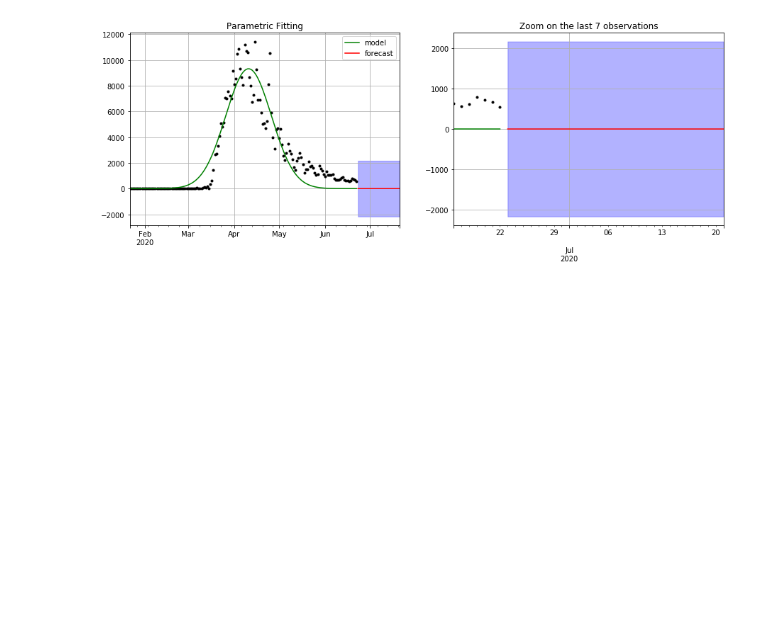
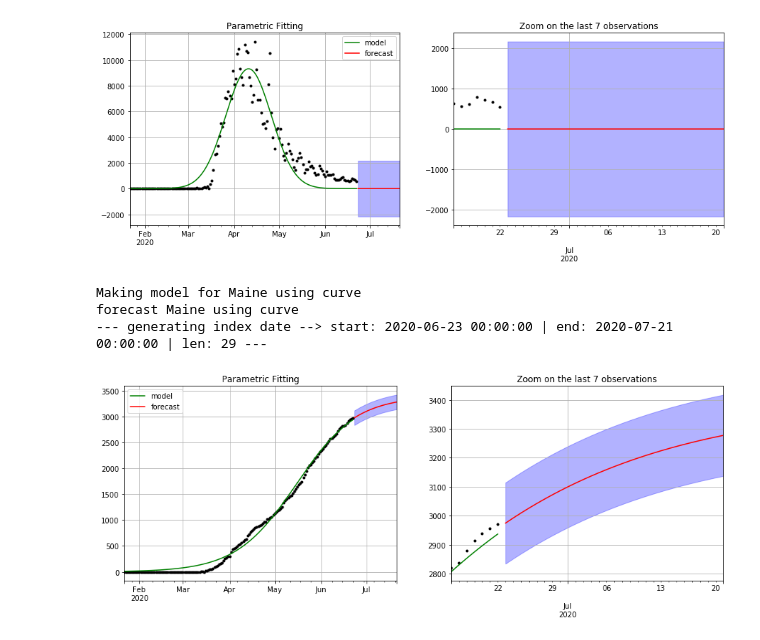
Before and after one commit to sahussain/Udacity-MLEN-CapstoneProject, a Jupyter notebook: Notebooks/TSFMs2 .ipynb, the cells around one changed output. Saved outputs shown, nothing was run; the diff lists cells and outputs as text; code cells hidden in the pictures; blank space fills up the shorter version.

```diff
--- a/Notebooks/TSFMs2 .ipynb
+++ b/Notebooks/TSFMs2 .ipynb
@@ -335,3 +417,41 @@ preds = forecast_curve(covid_df_NY["new"], curve_gaussian, model, pred_ahead=30,
 # %% [output]
 --- generating index date --> start: 2020-06-23 00:00:00 | end: 2020-07-21 00:00:00 | len: 29 ---
 [figure]
+# %%
+def forecast_randomcity_total_cases(df, function=curve_logistic):
+    rState = random.randint(0, len(state))
+    Cases=getCases(df, state[rState])[0]
+    print('Making model for ' + state[rState])
+    model = fit_curve(X=np.arange(len(Cases["total"])), y=Cases["total"].values, f=function, p0=[np.max(Cases["total"]), 1, 1])
+    print('forecast ' + state[rState])
+    preds = forecast_curve(Cases["total"], function, model, pred_ahead=30, end=None, freq="D", zoom=7, figsize=(15,5))
+
+def forecast_randomcity_new_cases(df, function=curve_gaussian):
+    rState = random.randint(0, len(state))
+    Cases=getCases(df, state[rState])[0]
+    print('Making model for ' + state[rState])
+    model = fit_curve(X=np.arange(len(Cases["new"])), y=Cases["new"].values, f=curve_gaussian, p0=[1, np.mean(Cases["new"]), np.std(Cases["new"])])
+    print('forecast ' + state[rState])
+    preds = forecast_curve(Cases["new"], curve_gaussian, model, pred_ahead=30, end=None, freq="D", zoom=7, figsize=(15,5))
+
+def forecast_randomcity_both_cases(df):
+    rState = random.randint(0, len(state))
+    Cases=getCases(df, state[rState])[0]
+    print("###Total Cases###")
+    print('Making model for ' + state[rState])
+    model = fit_curve(X=np.arange(len(Cases["total"])), y=Cases["total"].values, f=curve_logistic, p0=[np.max(Cases["total"]), 1, 1])
+    print('forecast ' + state[rState])
+    preds = forecast_curve(Cases["total"], curve_logistic, model, pred_ahead=30, end=None, freq="D", zoom=7, figsize=(15,5))
+
+    print("###New Cases###")
+    print('Making model for ' + state[rState])
+    model = fit_curve(X=np.arange(len(Cases["new"])), y=Cases["new"].values, f=curve_gaussian, p0=[1, np.mean(Cases["new"]), np.std(Cases["new"])])
+    print('forecast ' + state[rState])
+    preds = forecast_curve(Cases["new"], curve_gaussian, model, pred_ahead=30, end=None, freq="D", zoom=7, figsize=(15,5))
+# %%
+forecast_randomcity_total_cases(covid_df)
+# %% [output]
+Making model for Maine using curve
+forecast Maine using curve
+--- generating index date --> start: 2020-06-23 00:00:00 | end: 2020-07-21 00:00:00 | len: 29 ---
+[figure, added]
```
Also changed, not shown: parts of 15 cells of this notebook.
